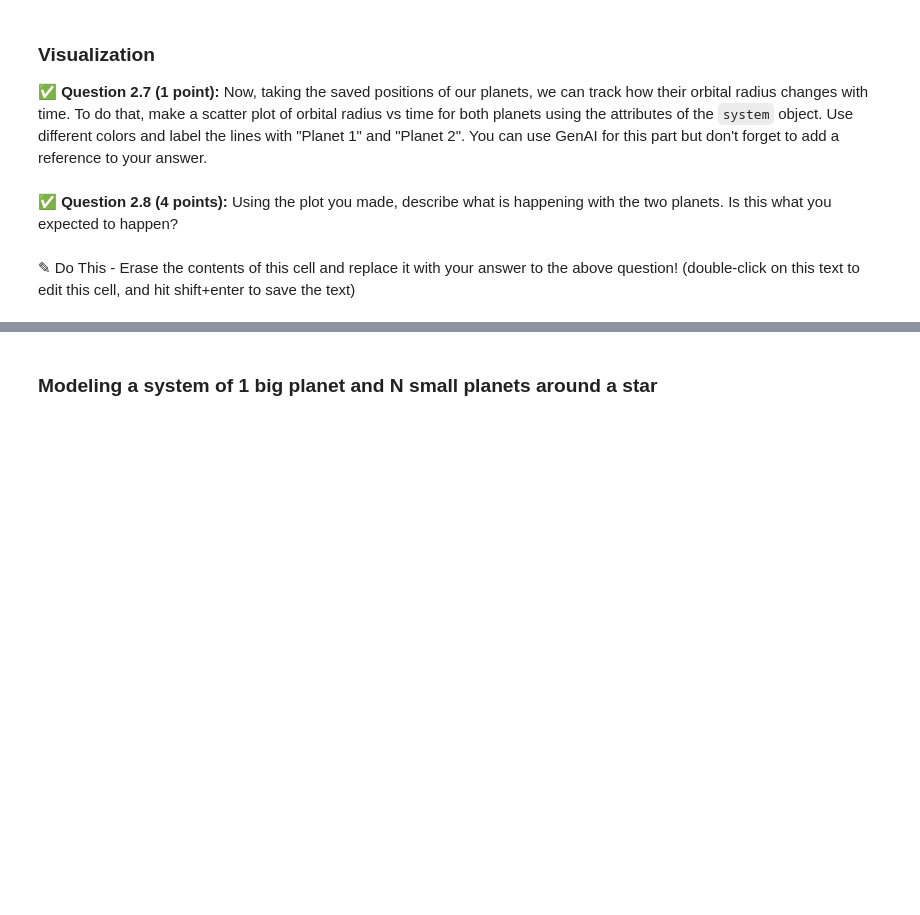
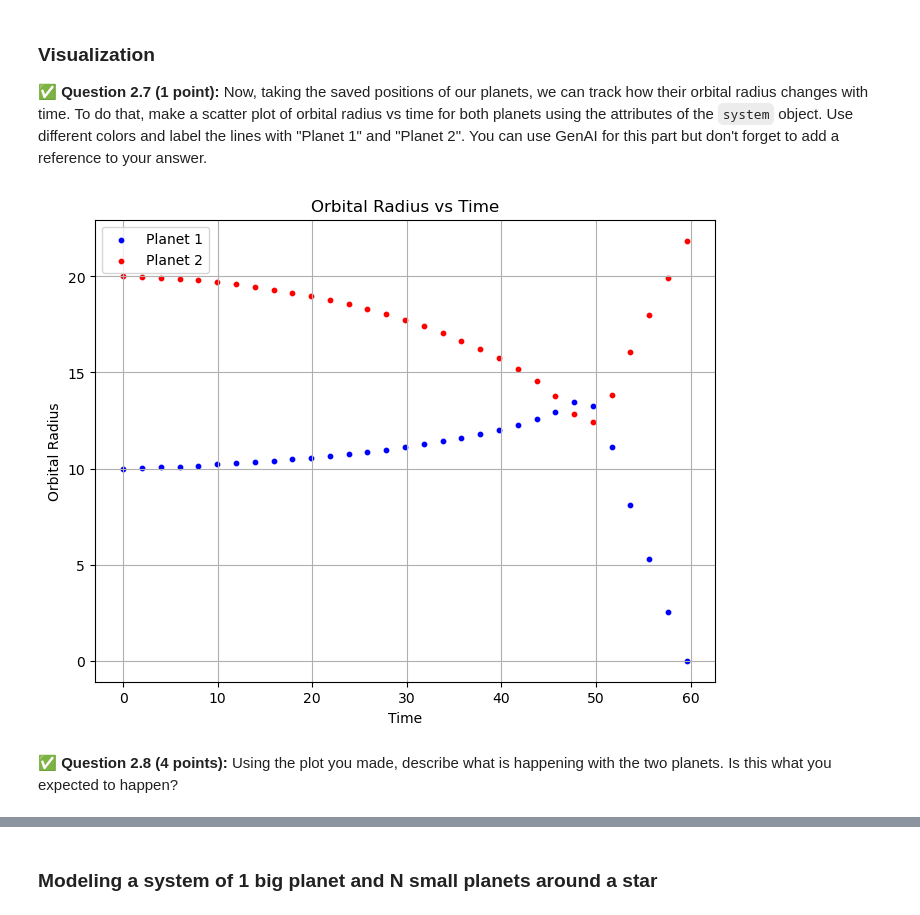
Before and after one commit to jamieh8821/CMSE202-f25-turnin, a Jupyter notebook: hw-02/HW02_Part1-Orbits-SS25-JAMIEHUANG.ipynb, the cells around one changed output, grey strips where cells are left out. Drawn from its saved outputs; the diff is of its cells as text; code cells hidden in the pictures; blank space fills up the shorter version.

```diff
--- a/hw-02/HW02_Part1-Orbits-SS25-JAMIEHUANG.ipynb
+++ b/hw-02/HW02_Part1-Orbits-SS25-JAMIEHUANG.ipynb
@@ -235,7 +235,9 @@ If we have a system of 2 planets orbiting a star, these planets interact with ea
 # %%
 def calculate_forces(planet1, planet2):
     ## NOTE: this finds the force planet2 exerts on planet1.
-    ## ADD YOUR DOSCTRING HERE
+    ## The force follows Newton’s law of universal gravitation and is proportional to the product of the masses and inversely proportional to the square of the distance.
+    ## Force is turned into x and y and then into a force relative to the planet position
+    between them.
     force_x = planet2.mass * planet1.mass * (planet2.x - planet1.x) / ((planet2.x - planet1.x)**2 + (planet2.y - planet1.y)**2)**(1.5)
     force_y = planet2.mass * planet1.mass *  (planet2.y - planet1.y) / ((planet2.x - planet1.x)**2 + (planet2.y - planet1.y)**2)**(1.5)
     force_radial = force_x * planet1.x/planet1.radius + force_y * planet1.y/planet1.radius
@@ -244,7 +246,7 @@ def calculate_forces(planet1, planet2):
 def take_step(planet, force, delta_time):
     ##NOTE: this function calculates the step that planet takes in delta_t time of the simulation and updates the properties of the planet.
     ##There is no return because the changes are done to the planet directly.
-    ## ADD YOUR DOSCTRING HERE
+    ##  The function calculates the acceleration due to the force, updates the radius of the planets orbit, and updates the position based on the new radius. If the planets radius becomes too small (collision with the star), it is marked as "Terminated.
 
     acceleration = force / planet.mass
     radius_change = 0.5 * acceleration * delta_time**2 + planet.velocity_radial * delta_time
@@ -330,7 +402,7 @@ Methods:
 # %%
 pl1 = Planet(1, 10, 400) # planet with mass 1, radius 10 and star mass 400
 pl2 = Planet(1, 20, 400) # planet with mass 1, radius 20 and star mass 400
-system = System(400,) # fill in the needed arguments
+system = System(400,pl1,pl2) # fill in the needed arguments
 system.evolve(2000)
 # %% [markdown]
 ### Visualization
@@ -341,4 +411,25 @@ system.evolve(2000)
+# %%
+#used GenAI (chatgpt), inputted my classes and objects and asked for a output radius vs time for the planets https://chatgpt.com/
+
+import matplotlib.pyplot as plt
+
+def plot_orbital_radius(system):
+    planet1_time, planet1_radius = zip(*system.planet1_pos)
+    planet2_time, planet2_radius = zip(*system.planet2_pos)
+
+    plt.figure(figsize=(8, 6))
+    plt.scatter(planet1_time, planet1_radius, color='blue', label='Planet 1', s=10)
+    plt.scatter(planet2_time, planet2_radius, color='red', label='Planet 2', s=10)
+
+    plt.xlabel("Time")
+    plt.ylabel("Orbital Radius")
+    plt.title("Orbital Radius vs Time")
+    plt.legend()
+    plt.grid(True)
+    plt.show()
+
+plot_orbital_radius(system)
+# %% [output]
+[figure, added]
 # %% [markdown]
 ✅ **Question 2.8 (4 points):** Using the plot you made, describe what is happening with the two planets. Is this what you expected to happen?
-# %% [markdown]
-✎ Do This - Erase the contents of this cell and replace it with your answer to the above question! (double-click on this text to edit this cell, and hit shift+enter to save the text)
```
Also changed, not shown: parts of 26 cells of this notebook.
